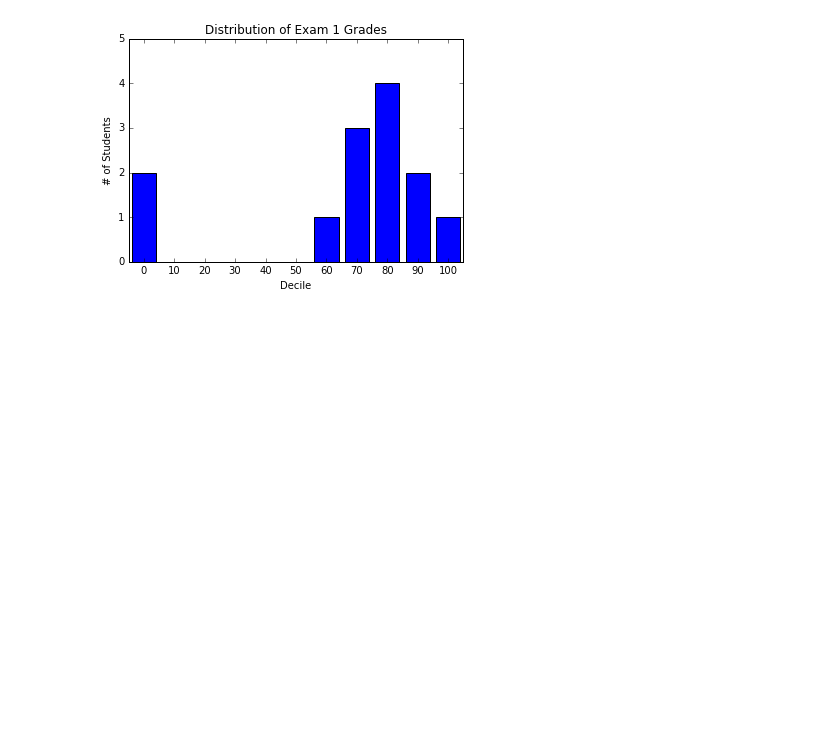
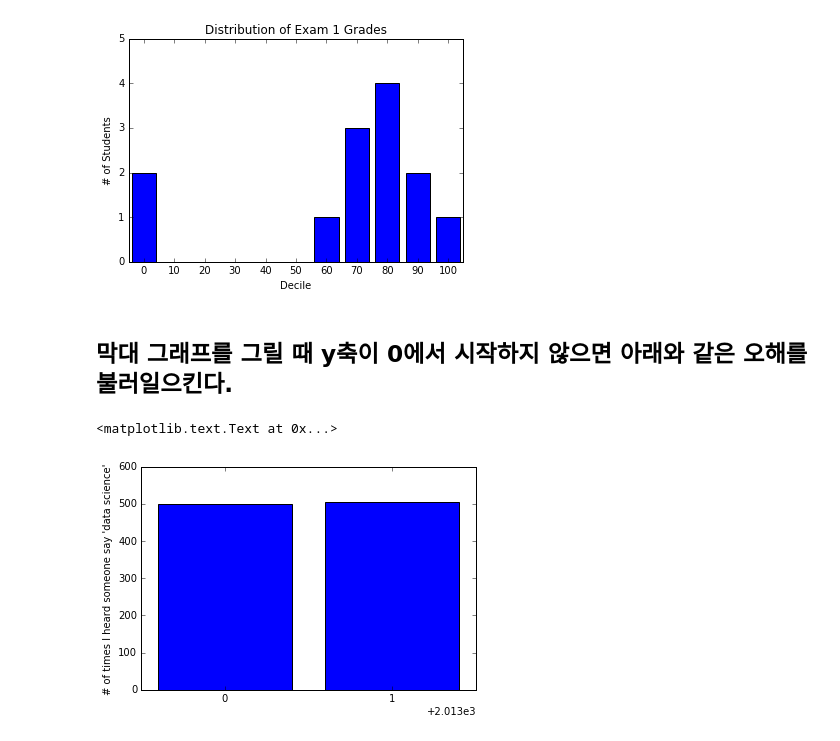
Before and after one commit to byungjun0689/DataScience, a Jupyter notebook: #1. Python/Data Science with Python/Ch03. Visualization .ipynb, the cells around one changed output. Drawn from its saved outputs; the diff is of its cells as text; code cells hidden in the pictures; blank space fills up the shorter version.

Commit message:
' Add 08-01 Data Science with Python

```diff
--- a/#1. Python/Data Science with Python/Ch03. Visualization .ipynb
+++ b/#1. Python/Data Science with Python/Ch03. Visualization .ipynb
@@ -75,3 +81,18 @@ plt.title("Distribution of Exam 1 Grades")
 plt.show()
 # %% [output]
 [figure]
+# %% [markdown]
+## 막대 그래프를 그릴 때 y축이 0에서 시작하지 않으면 아래와 같은 오해를 불러일으킨다.
+# %%
+mentions = [500, 505]
+years = [2013, 2014]
+
+plt.bar([2012.6, 2013.6], mentions, 0.8)
+plt.xticks(years)
+plt.ylabel("# of times I heard someone say 'data science'")
+
+# if you don't do this, matplotlib will label the x-axis 0, 1
+# and then add a +2.013e3 off in the corner (bad matplotlib!)
+# %% [output]
+<matplotlib.text.Text at 0x...>
+[figure, added]
```
Also changed, not shown: parts of 24 cells of this notebook, 1 other file.
